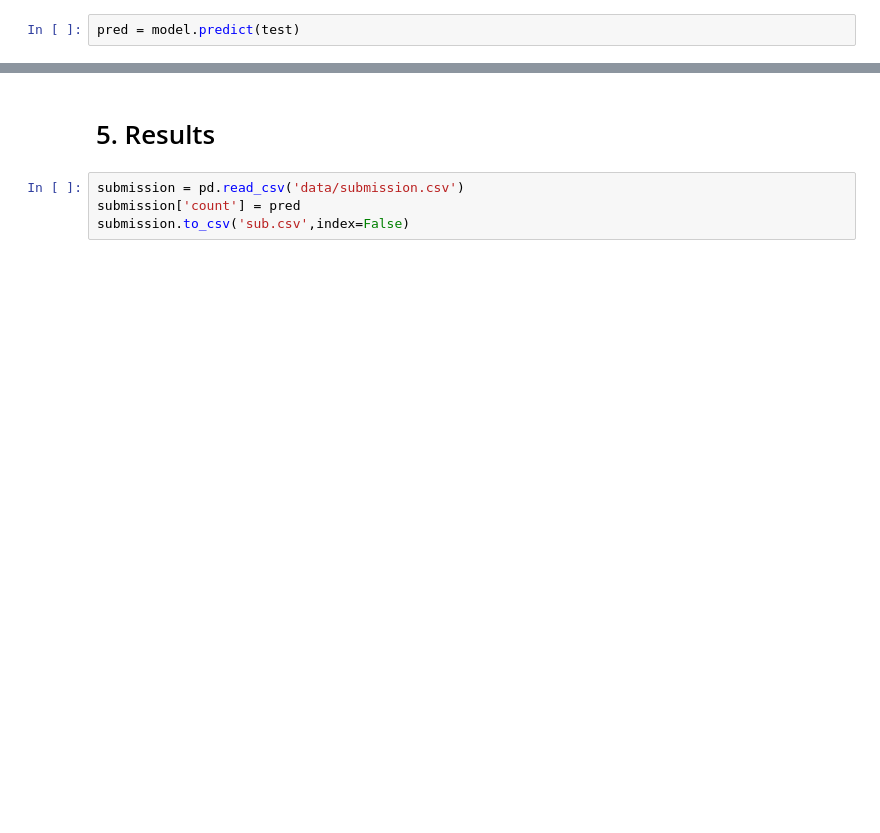
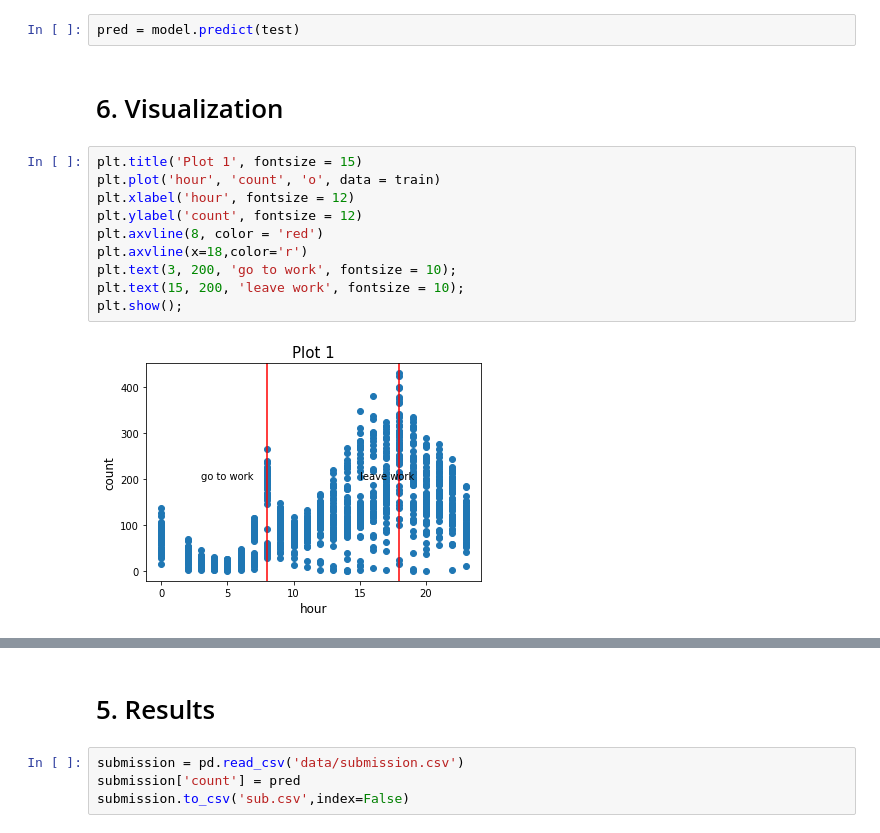
Before and after one commit to Bo2mimi/Dacon, a Jupyter notebook: LV1_따릉이_데이터_예측.ipynb, the cells around one changed output, grey strips where cells are left out. Cells and saved outputs as stored; diff of their text form; blank space fills up the shorter version.

```diff
--- a/LV1_따릉이_데이터_예측.ipynb
+++ b/LV1_따릉이_데이터_예측.ipynb
@@ -119,2 +157,16 @@ DecisionTreeRegressor()
 # %%
 pred = model.predict(test)
+# %% [markdown]
+# 6. Visualization
+# %%
+plt.title('Plot 1', fontsize = 15)
+plt.plot('hour', 'count', 'o', data = train)
+plt.xlabel('hour', fontsize = 12)
+plt.ylabel('count', fontsize = 12)
+plt.axvline(8, color = 'red')
+plt.axvline(x=18,color='r')
+plt.text(3, 200, 'go to work', fontsize = 10);
+plt.text(15, 200, 'leave work', fontsize = 10);
+plt.show();
+# %% [output]
+[figure, added]
```
Also changed, not shown: parts of 9 cells of this notebook.
